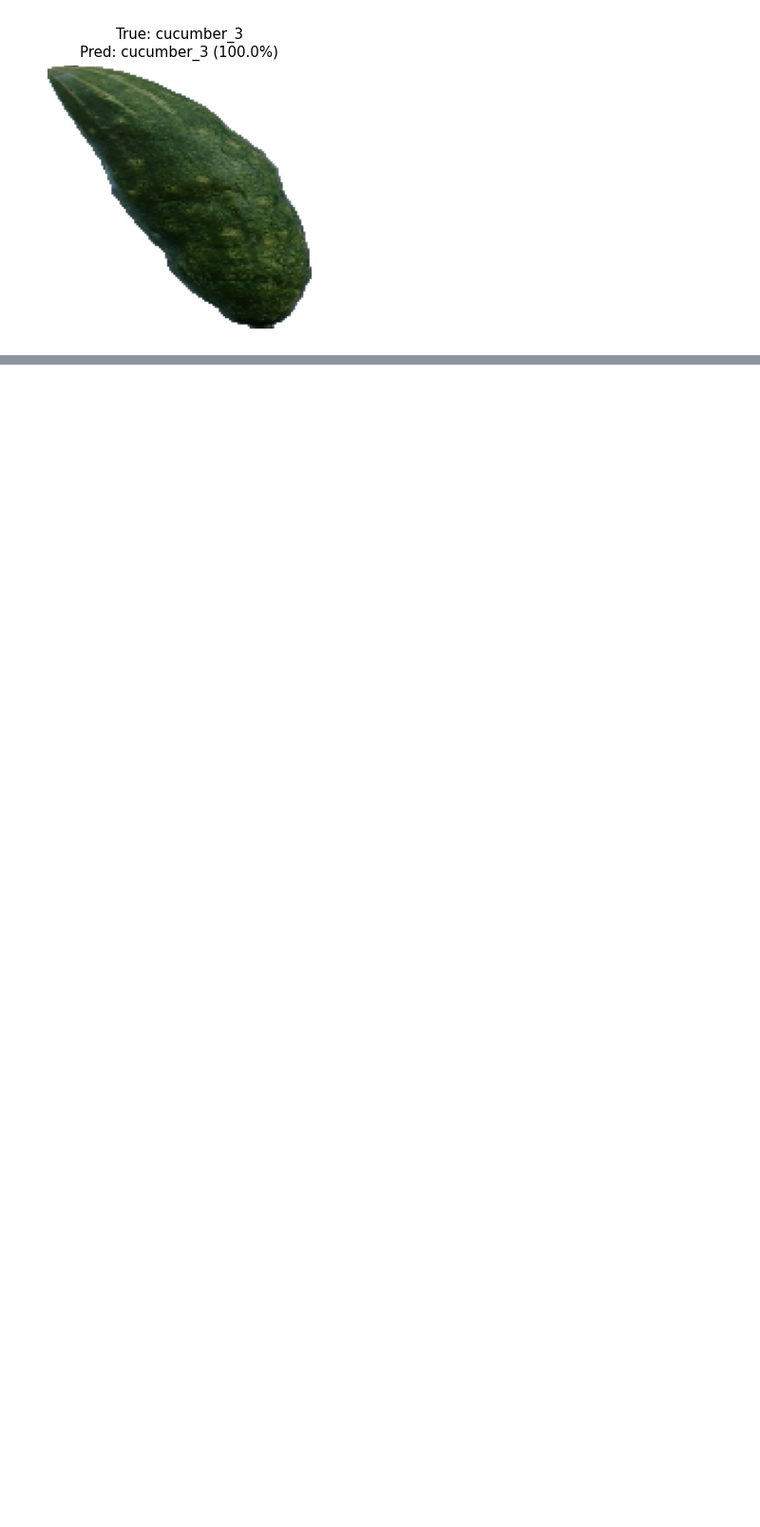
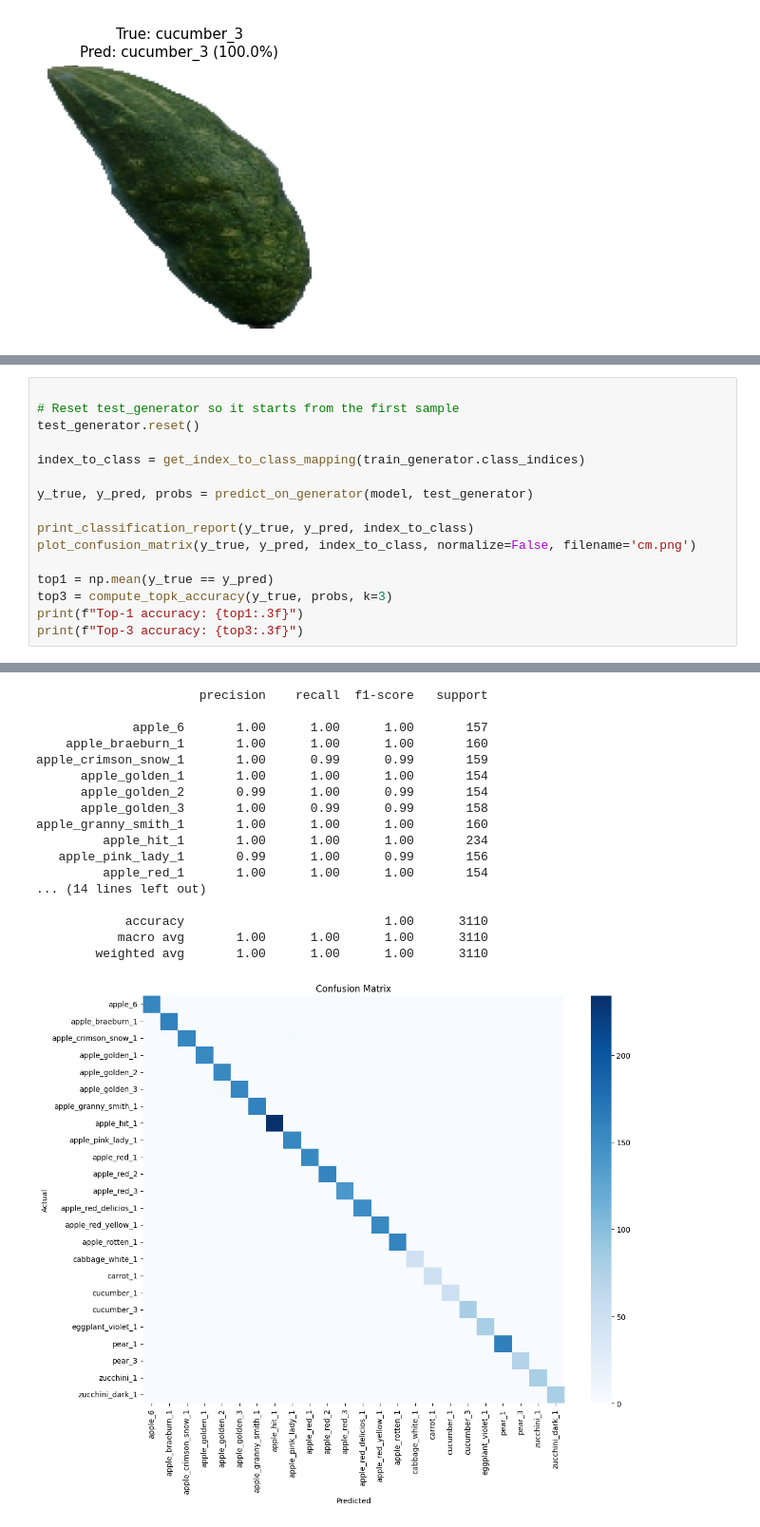
Before and after one commit to dawmro/fruit_classification, a Jupyter notebook: fruit_classification.ipynb, the cells around one changed output, grey strips where cells are left out. Shown at 95% size. Cells and saved outputs as stored; diff of their text form; blank space fills up the shorter version.

Commit message:
[ADD] Batch evaluation and confusion matrix

```diff
--- a/fruit_classification.ipynb
+++ b/fruit_classification.ipynb
@@ -748,0 +847,17 @@ for img_path in sample_images:
+# %%
+
+# Reset test_generator so it starts from the first sample
+test_generator.reset()
+
+index_to_class = get_index_to_class_mapping(train_generator.class_indices)
+
+y_true, y_pred, probs = predict_on_generator(model, test_generator)
+
+print_classification_report(y_true, y_pred, index_to_class)
+plot_confusion_matrix(y_true, y_pred, index_to_class, normalize=False, filename='cm.png')
+
+top1 = np.mean(y_true == y_pred)
+top3 = compute_topk_accuracy(y_true, probs, k=3)
+print(f"Top-1 accuracy: {top1:.3f}")
+print(f"Top-3 accuracy: {top3:.3f}")
+# %% [output]
@@ -748,0 +865,18 @@ for img_path in sample_images:
+                      precision    recall  f1-score   support
+
+             apple_6       1.00      1.00      1.00       157
+    apple_braeburn_1       1.00      1.00      1.00       160
+apple_crimson_snow_1       1.00      0.99      0.99       159
+      apple_golden_1       1.00      1.00      1.00       154
+      apple_golden_2       0.99      1.00      0.99       154
+      apple_golden_3       1.00      0.99      0.99       158
+apple_granny_smith_1       1.00      1.00      1.00       160
+         apple_hit_1       1.00      1.00      1.00       234
+   apple_pink_lady_1       0.99      1.00      0.99       156
+         apple_red_1       1.00      1.00      1.00       154
+... (14 lines left out)
+
+            accuracy                           1.00      3110
+           macro avg       1.00      1.00      1.00      3110
+        weighted avg       1.00      1.00      1.00      3110
+[figure, added]
```
Also changed, not shown: parts of 4 cells of this notebook, 1 other file.
